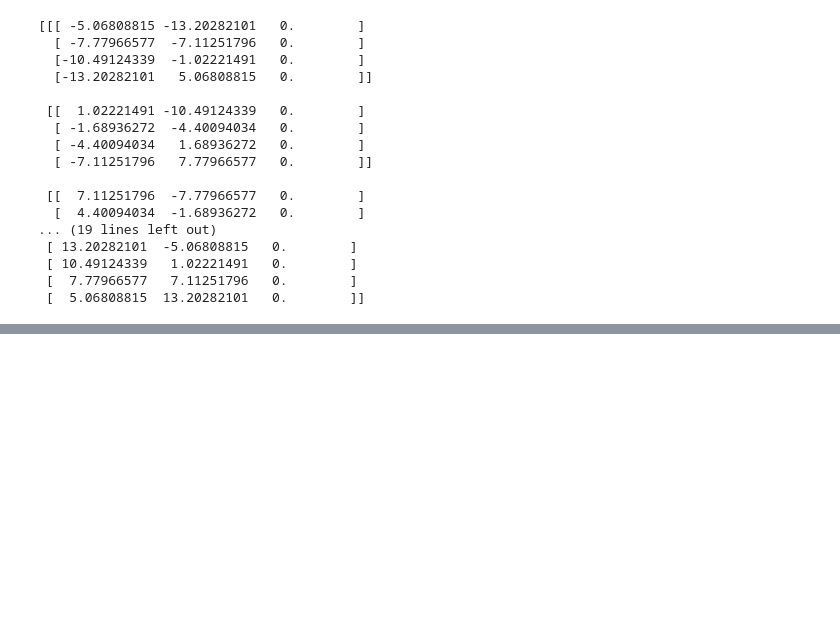
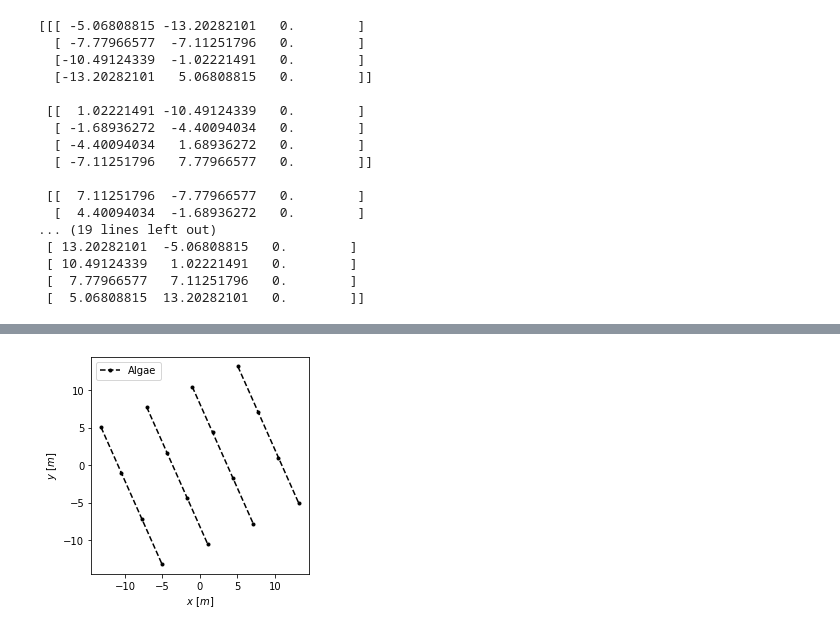
Before and after one commit to smarc-project/smarc_missions, a Jupyter notebook: smarc_bt/notebooks/linear_fit.ipynb, the cells around one changed output, grey strips where cells are left out. Saved outputs shown, nothing was run; the diff lists cells and outputs as text; code cells hidden in the pictures; blank space fills up the shorter version.

Commit message:
Finished buoy localisation prototype

```diff
--- a/smarc_bt/notebooks/linear_fit.ipynb
+++ b/smarc_bt/notebooks/linear_fit.ipynb
@@ -64,10 +71,13 @@ def orientation(walls):
     # loop through walls
     for wall in walls:
 
-        # linearly fit 2D subspace and compute angle
-        a, b = np.polyfit(wall[:,0], wall[:,1], deg=1)
-        angle = np.arctan2(a, 1.0)
-        ors.append(np.rad2deg(angle))
+        # get angle of wall
+        theta = wall[-1,:] - wall[0,:]
+        theta /= np.linalg.norm(theta)
+        print(theta)
+        theta = np.arctan2(theta[1], theta[0])
+        theta = np.rad2deg(theta)
+        ors.append(theta)
 
     # result
     return np.array(ors)
@@ -77,4 +87,5 @@ farm_angle = orientation(walls)
 n_walls = len(farm_angle)
 print('The farm has the orientations per wall: {}'.format(farm_angle))
 farm_angle = farm_angle.mean()
+print(farm_angle)
 # %% [output]
@@ -135,0 +98,81 @@ plt.show()
+# %%
+# Great! That seemed to work.
+# Now we will infer the walls,
+# assuming that walls are maximal
+# subsets.
+
+# let's state the function we want
+def line(points, theta, n_walls=4, etol=1e-4):
+
+    # find an infimum
+    ref_point = [np.linalg.norm(points - points[i], axis=1).max()
+        for i in range(points.shape[0])]
+    ref_point = points[np.argmax(ref_point)]
+
+    # direction of heading
+    theta = np.deg2rad(theta)
+    vtheta = np.array([np.cos(theta), np.sin(theta)])
+
+    # all binary subsets of points
+    w = np.array([s for s in combinations(points, 2)])
+
+    # Euclidian distance between each subset
+    d = w[:,1,:] - w[:,0,:]
+    d = np.linalg.norm(d, axis=1)
+
+    # subsets totally ordered
+    w = w[np.argsort(d)]
+
+    # maximal walls
+    mw = list()
+
+    # loop through subsets in decreasing span-size order
+    for s in reversed(w):
+
+        # # direction of line
+        vline = s[-1,:2] - s[0,:2]
+        vline /= np.linalg.norm(vline)
+
+        # loss
+        l = 1.0 - abs(vline.dot(vtheta))
+
+        # if the line fits
+        if l < etol:
+
+            # distance from points to line
+            d0 = s[-1,:2] - s[0,:2]
+            d1 = s[0,:2] - points[:,:2]
+            d2 = np.cross(d0, d1)
+            d3 = np.linalg.norm(d0)
+            d = abs(d2)/d3
+
+            # buoys on the wall
+            b = points[d < etol]
+
+            # sort the buoys
+            b = b[np.argsort(np.linalg.norm(b - ref_point, axis=1))]
+
+            # record the wall
+            mw.append(b)
+
+        # if we found them all
+        if len(mw) == n_walls:
+            break
+
+    # sort the lines
+    i = np.array([np.linalg.norm(line[0] - ref_point) for line in mw])
+    mw = [mw[j] for j in np.argsort(i)]
+
+    # array of walls
+    return mw
+
+infered_walls = line(
+    points,
+    farm_angle,
+    n_walls=4,
+    etol=1e-6
+)
+ax = plot(infered_walls)
+plt.show()
+# %% [output]
+[figure, added]
```
Also changed, not shown: parts of 4 cells of this notebook, 1 other file.
